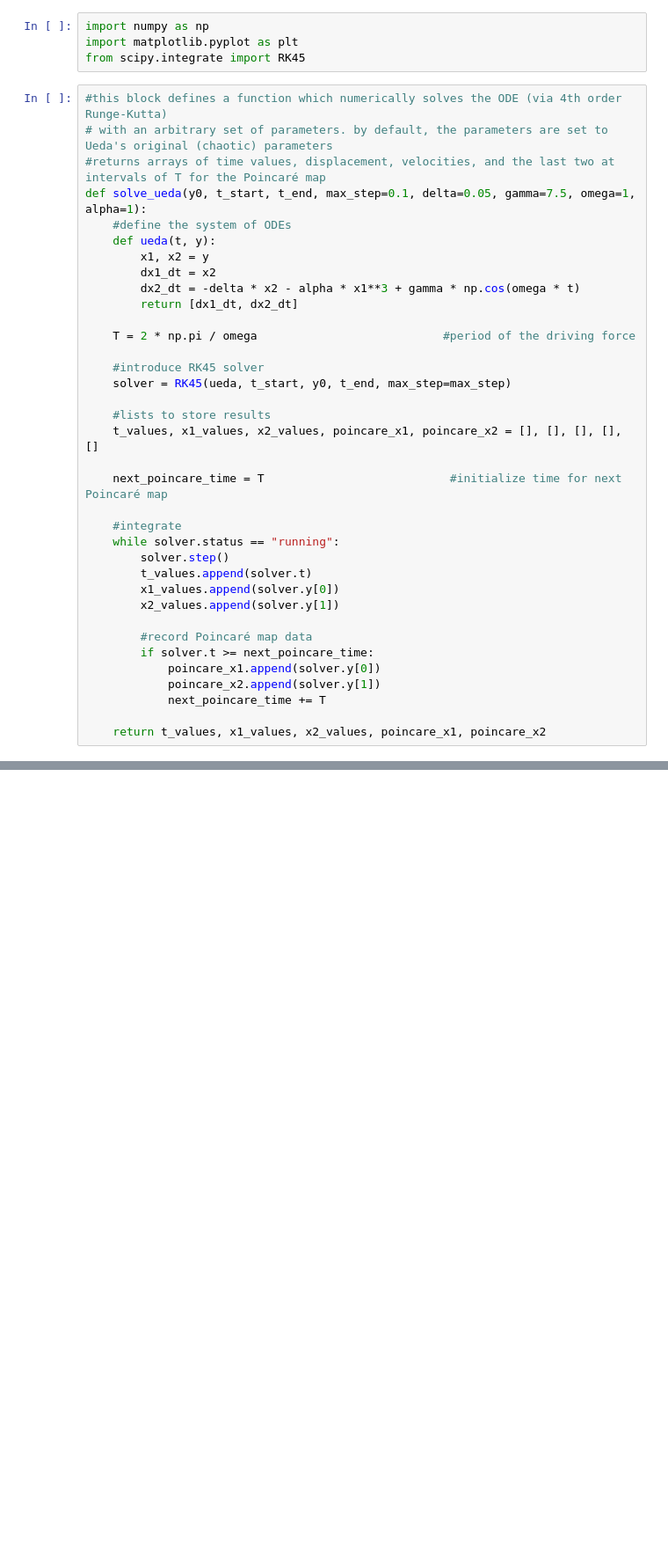
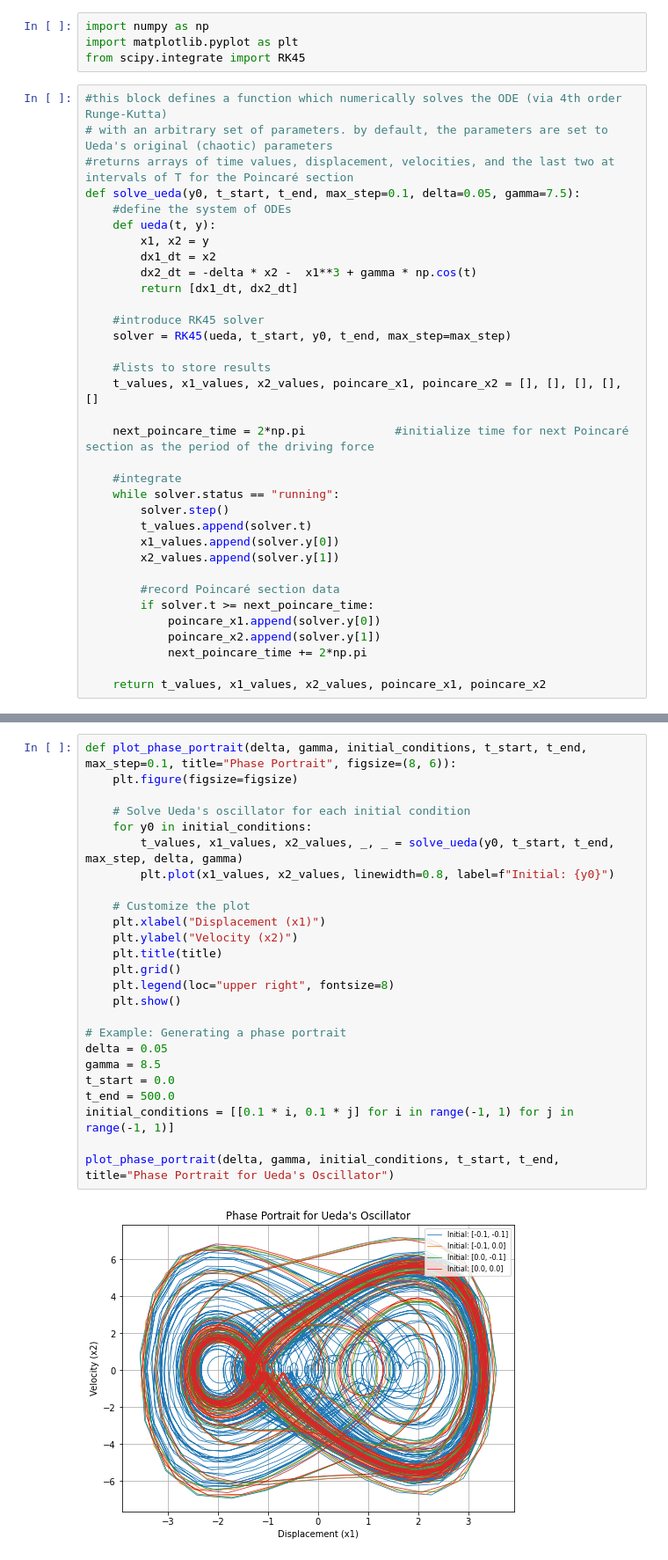
Before and after one commit to dowlaf/Dow-PHYS250-Project, a Jupyter notebook: interactive_notebook.ipynb, the cells around one changed output, grey strips where cells are left out. Shown: that part at 88% size. Saved outputs shown, nothing was run; the diff lists cells and outputs as text; blank space fills up the shorter version.

```diff
--- a/interactive_notebook.ipynb
+++ b/interactive_notebook.ipynb
@@ -46,16 +50,14 @@ from scipy.integrate import RK45
 # %%
 #this block defines a function which numerically solves the ODE (via 4th order Runge-Kutta)
 # with an arbitrary set of parameters. by default, the parameters are set to Ueda's original (chaotic) parameters
-#returns arrays of time values, displacement, velocities, and the last two at intervals of T for the Poincaré map
-def solve_ueda(y0, t_start, t_end, max_step=0.1, delta=0.05, gamma=7.5, omega=1, alpha=1):
+#returns arrays of time values, displacement, velocities, and the last two at intervals of T for the Poincaré section
+def solve_ueda(y0, t_start, t_end, max_step=0.1, delta=0.05, gamma=7.5):
     #define the system of ODEs
     def ueda(t, y):
         x1, x2 = y
         dx1_dt = x2
-        dx2_dt = -delta * x2 - alpha * x1**3 + gamma * np.cos(omega * t)
+        dx2_dt = -delta * x2 -  x1**3 + gamma * np.cos(t)
         return [dx1_dt, dx2_dt]
-
-    T = 2 * np.pi / omega                           #period of the driving force
 
     #introduce RK45 solver
     solver = RK45(ueda, t_start, y0, t_end, max_step=max_step)
@@ -63,7 +65,7 @@ def solve_ueda(y0, t_start, t_end, max_step=0.1, delta=0.05, gamma=7.5, omega=1,
     #lists to store results
     t_values, x1_values, x2_values, poincare_x1, poincare_x2 = [], [], [], [], []
 
-    next_poincare_time = T                           #initialize time for next Poincaré map
+    next_poincare_time = 2*np.pi             #initialize time for next Poincaré section as the period of the driving force
 
     #integrate
     while solver.status == "running":
@@ -72,11 +74,11 @@ def solve_ueda(y0, t_start, t_end, max_step=0.1, delta=0.05, gamma=7.5, omega=1,
         x1_values.append(solver.y[0])
         x2_values.append(solver.y[1])
 
-        #record Poincaré map data
+        #record Poincaré section data
         if solver.t >= next_poincare_time:
             poincare_x1.append(solver.y[0])
             poincare_x2.append(solver.y[1])
-            next_poincare_time += T
+            next_poincare_time += 2*np.pi
 
     return t_values, x1_values, x2_values, poincare_x1, poincare_x2
 # %%
@@ -129,0 +151,27 @@ plot_ueda(t2, x1_2, x2_2, p_x1_2, p_x2_2, title_suffix="(Set 2)")
+# %%
+def plot_phase_portrait(delta, gamma, initial_conditions, t_start, t_end, max_step=0.1, title="Phase Portrait", figsize=(8, 6)):
+    plt.figure(figsize=figsize)
+
+    # Solve Ueda's oscillator for each initial condition
+    for y0 in initial_conditions:
+        t_values, x1_values, x2_values, _, _ = solve_ueda(y0, t_start, t_end, max_step, delta, gamma)
+        plt.plot(x1_values, x2_values, linewidth=0.8, label=f"Initial: {y0}")
+
+    # Customize the plot
+    plt.xlabel("Displacement (x1)")
+    plt.ylabel("Velocity (x2)")
+    plt.title(title)
+    plt.grid()
+    plt.legend(loc="upper right", fontsize=8)
+    plt.show()
+
+# Example: Generating a phase portrait
+delta = 0.05
+gamma = 8.5
+t_start = 0.0
+t_end = 500.0
+initial_conditions = [[0.1 * i, 0.1 * j] for i in range(-1, 1) for j in range(-1, 1)]
+
+plot_phase_portrait(delta, gamma, initial_conditions, t_start, t_end, title="Phase Portrait for Ueda's Oscillator")
+# %% [output]
+[figure, added]
```
Also changed, not shown: parts of 3 cells of this notebook.
